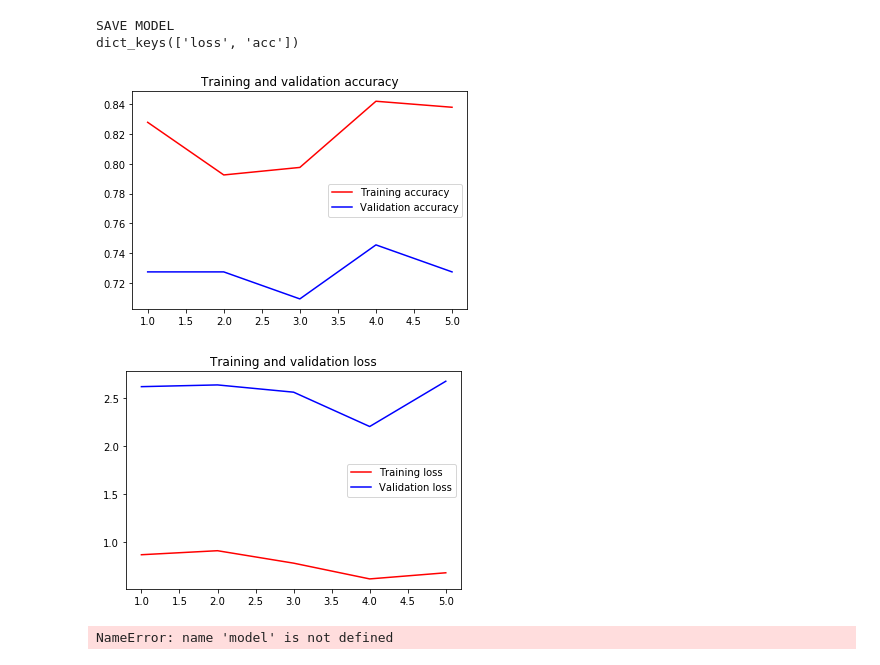
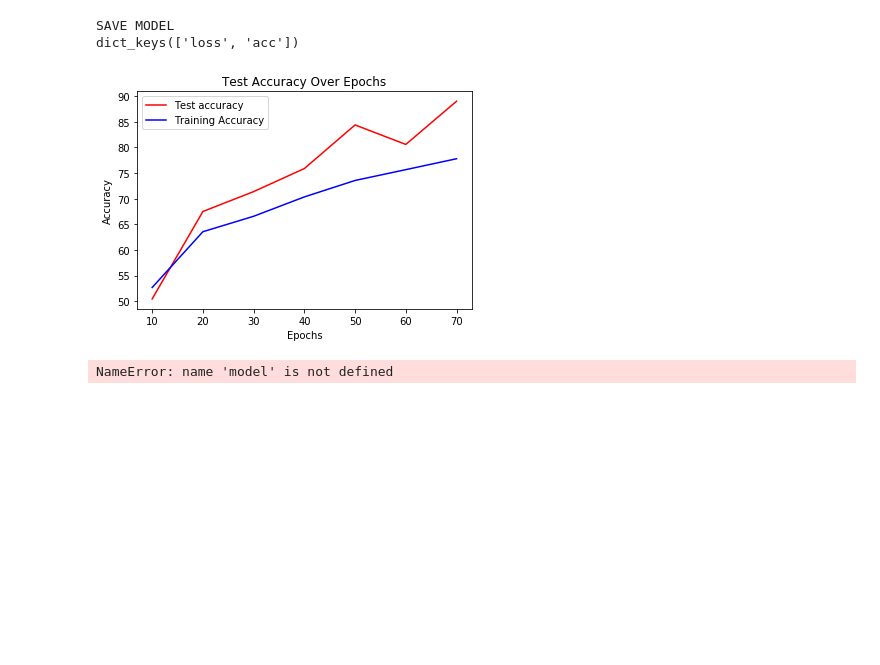
Before and after one commit to cfu288/monkey-classify, a Jupyter notebook: ModelNotebook-JB.ipynb, the cells around one changed output. Drawn from its saved outputs; the diff is of its cells as text; code cells hidden in the pictures; blank space fills up the shorter version.

```diff
--- a/ModelNotebook-JB.ipynb
+++ b/ModelNotebook-JB.ipynb
@@ -245,28 +243,30 @@ SAVE MODEL
 dict_keys(['loss', 'acc'])
 # %%
 # Print a plot of loss and accuracy over epochs
-acc = history.history['acc']
-val_acc = history.history['val_acc']
-loss = history.history['loss']
-val_loss = history.history['val_loss']
-epochs = range(1, len(acc) + 1)
+test_acc = [50.45, 67.50, 71.3746, 75.874, 84.378, 80.575, 88.999284328]
+train_acc = [52.676, 63.555, 66.56565, 70.3434, 73.54957, 75.66, 77.78745]
+#val_acc = history.history['val_acc']
+#loss = history.history['loss']
+#val_loss = history.history['val_loss']
+epochs = [10, 20, 30, 40, 50, 60, 70]
 
-plt.title('Training and validation accuracy')
-plt.plot(epochs, acc, 'red', label='Training accuracy')
-plt.plot(epochs, val_acc, 'blue', label='Validation accuracy')
+plt.title('Test Accuracy Over Epochs')
+plt.plot(epochs, test_acc, 'red', label='Test accuracy')
+plt.plot(epochs, train_acc, 'blue', label='Training Accuracy')
 plt.legend()
+plt.ylabel("Accuracy")
+plt.xlabel("Epochs")
 
-plt.figure()
-plt.title('Training and validation loss')
-plt.plot(epochs, loss, 'red', label='Training loss')
-plt.plot(epochs, val_loss, 'blue', label='Validation loss')
+# plt.figure()
+# plt.title('Training and validation loss')
+# plt.plot(epochs, loss, 'red', label='Training loss')
+# plt.plot(epochs, val_loss, 'blue', label='Validation loss')
 
 plt.legend()
 
 plt.show()
 # %% [output]
-[figure, old version]
+[figure, new version]
-[figure, removed]
 # %%
 #model = load_model('test_model.h5')
 
```
Also changed, not shown: parts of 2 cells of this notebook, 10 other files.
